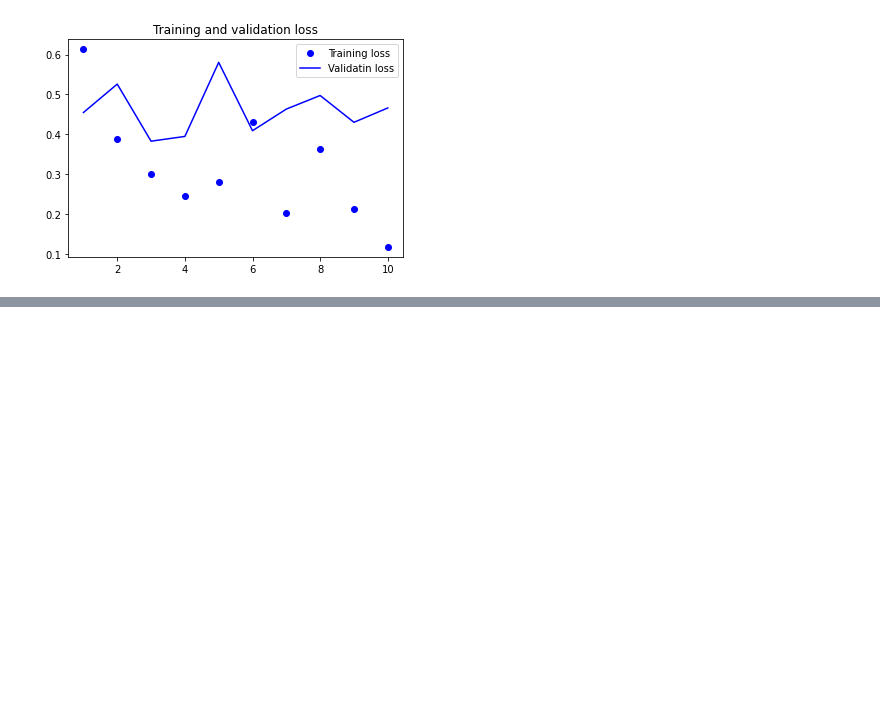
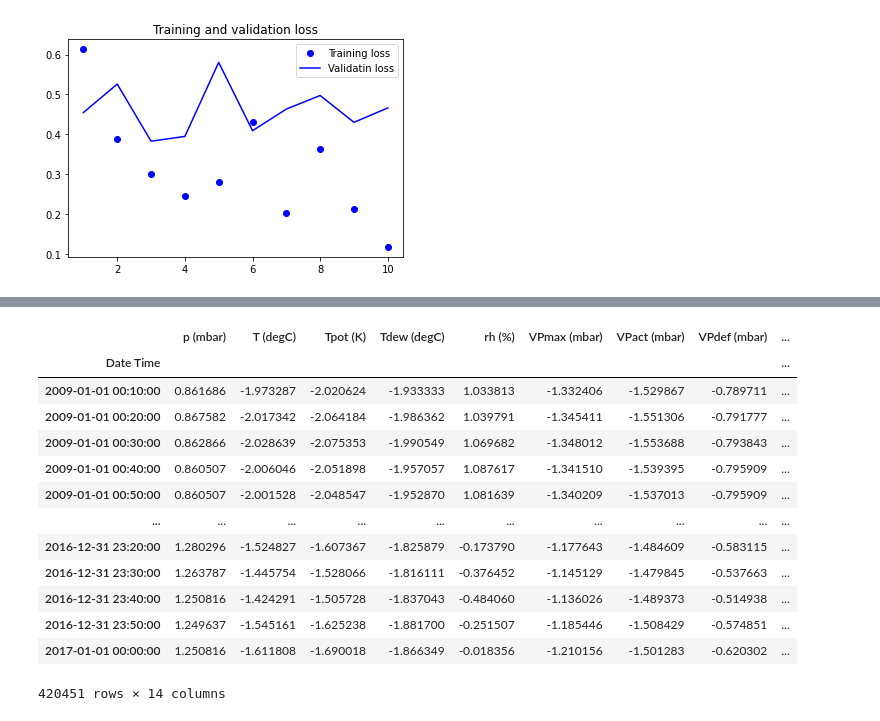
Before and after one commit to MuayThaiLegz/machineleanrning-, a Jupyter notebook: textAndSequences.ipynb, the cells around one changed output, grey strips where cells are left out. Saved outputs shown, nothing was run; the diff lists cells and outputs as text; code cells hidden in the pictures; blank space fills up the shorter version.

```diff
--- a/textAndSequences.ipynb
+++ b/textAndSequences.ipynb
@@ -667,0 +755,32 @@ Epoch 1/10
+# %%
+# To get started
+# Preprocess ther data to a format a neural network cna ingest.
+# Write a Python generator that takes the currenta array of float fata and
+    # yields batches of data from the recent past, along with the temp
+        # in the future
+
+
+mean = jena_climate[:2000000].mean(axis=0)
+
+jena_climate -= mean
+
+std = jena_climate[:200000].std(axis=0)
+
+jena_climate /= std
+# %%
+jena_climate
+# %% [output]
+|  | p (mbar) | T (degC) | Tpot (K) | Tdew (degC) | rh (%) | VPmax (mbar) | VPact (mbar) | VPdef (mbar) | ... |
+| Date Time |  |  |  |  |  |  |  |  | ... |
+| 2009-01-01 00:10:00 | 0.861686 | -1.973287 | -2.020624 | -1.933333 | 1.033813 | -1.332406 | -1.529867 | -0.789711 | ... |
+| 2009-01-01 00:20:00 | 0.867582 | -2.017342 | -2.064184 | -1.986362 | 1.039791 | -1.345411 | -1.551306 | -0.791777 | ... |
+| 2009-01-01 00:30:00 | 0.862866 | -2.028639 | -2.075353 | -1.990549 | 1.069682 | -1.348012 | -1.553688 | -0.793843 | ... |
+| 2009-01-01 00:40:00 | 0.860507 | -2.006046 | -2.051898 | -1.957057 | 1.087617 | -1.341510 | -1.539395 | -0.795909 | ... |
+| 2009-01-01 00:50:00 | 0.860507 | -2.001528 | -2.048547 | -1.952870 | 1.081639 | -1.340209 | -1.537013 | -0.795909 | ... |
+| ... | ... | ... | ... | ... | ... | ... | ... | ... | ... |
+| 2016-12-31 23:20:00 | 1.280296 | -1.524827 | -1.607367 | -1.825879 | -0.173790 | -1.177643 | -1.484609 | -0.583115 | ... |
+| 2016-12-31 23:30:00 | 1.263787 | -1.445754 | -1.528066 | -1.816111 | -0.376452 | -1.145129 | -1.479845 | -0.537663 | ... |
+| 2016-12-31 23:40:00 | 1.250816 | -1.424291 | -1.505728 | -1.837043 | -0.484060 | -1.136026 | -1.489373 | -0.514938 | ... |
+| 2016-12-31 23:50:00 | 1.249637 | -1.545161 | -1.625238 | -1.881700 | -0.251507 | -1.185446 | -1.508429 | -0.574851 | ... |
+| 2017-01-01 00:00:00 | 1.250816 | -1.611808 | -1.690018 | -1.866349 | -0.018356 | -1.210156 | -1.501283 | -0.620302 | ... |
+420451 rows × 14 columns
```
Also changed, not shown: parts of 19 cells of this notebook.
